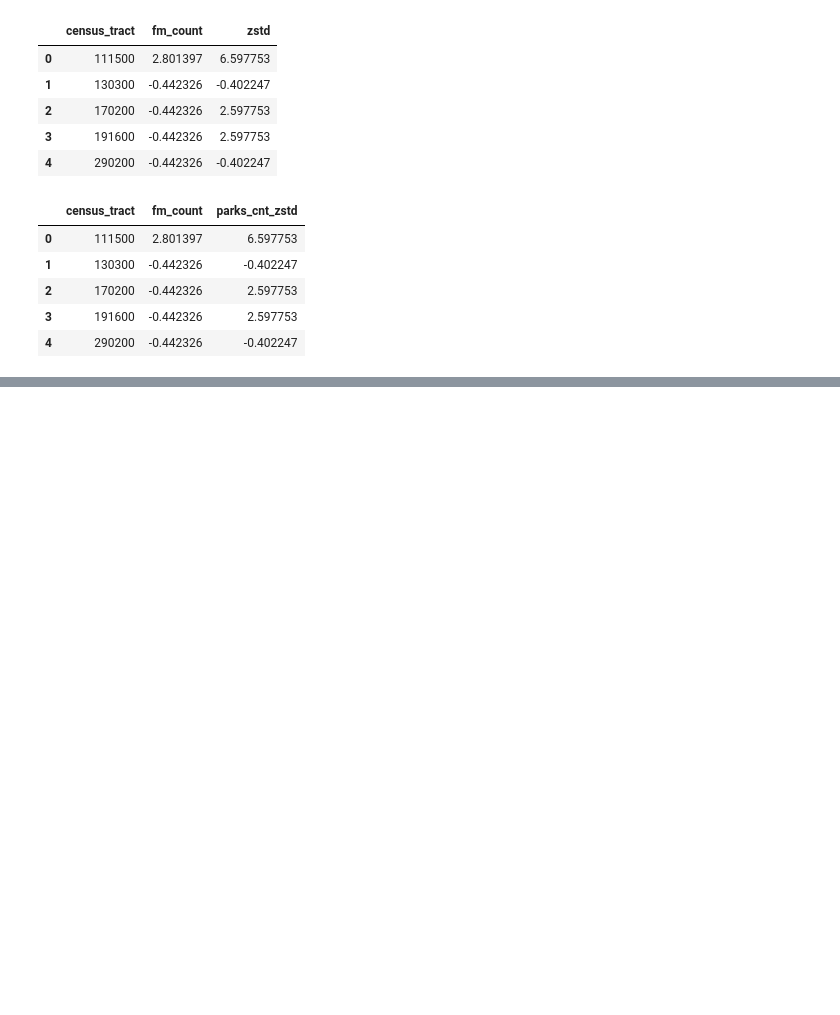
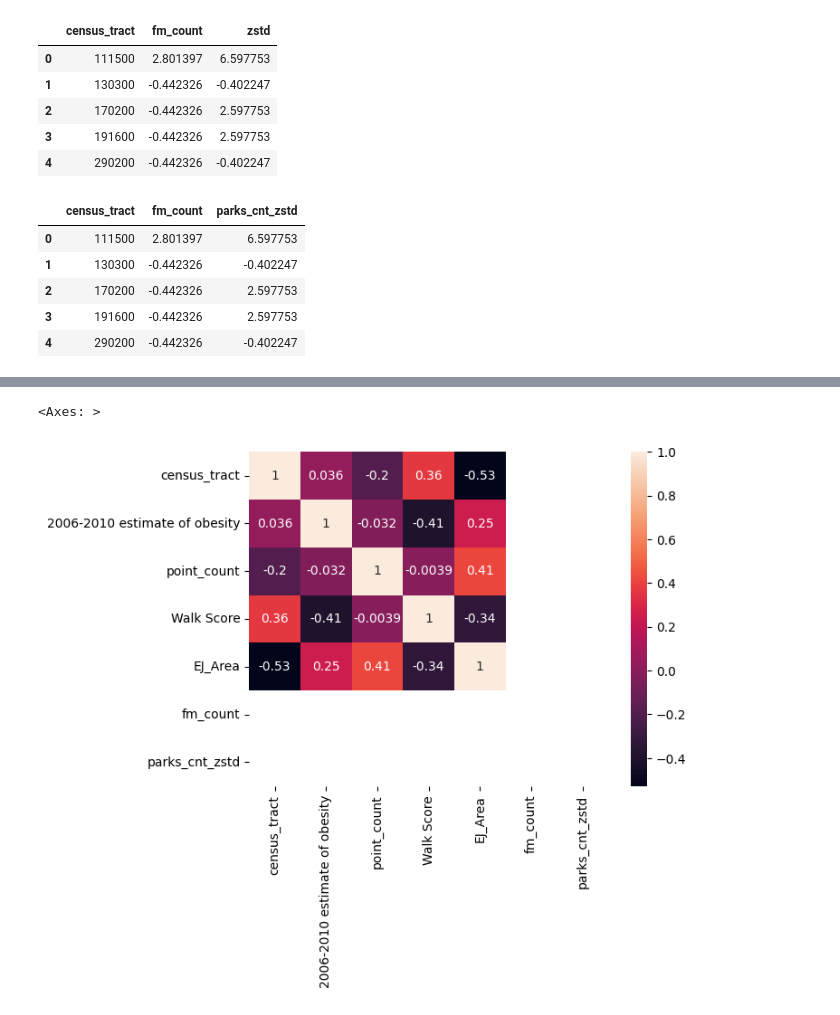
Before and after one commit to andrewnoonan2004/INFSCI-0510, a Jupyter notebook: final-project.ipynb, the cells around one changed output, grey strips where cells are left out. Cells and saved outputs as stored; diff of their text form; code cells hidden in the pictures; blank space fills up the shorter version.

```diff
--- a/final-project.ipynb
+++ b/final-project.ipynb
@@ -818,0 +844,5 @@ numeric_df.corr()
+# %%
+sns.heatmap(numeric_df.corr(), annot=True)
+# %% [output]
+<Axes: >
+[figure, added]
```
Also changed, not shown: parts of 27 cells of this notebook.
